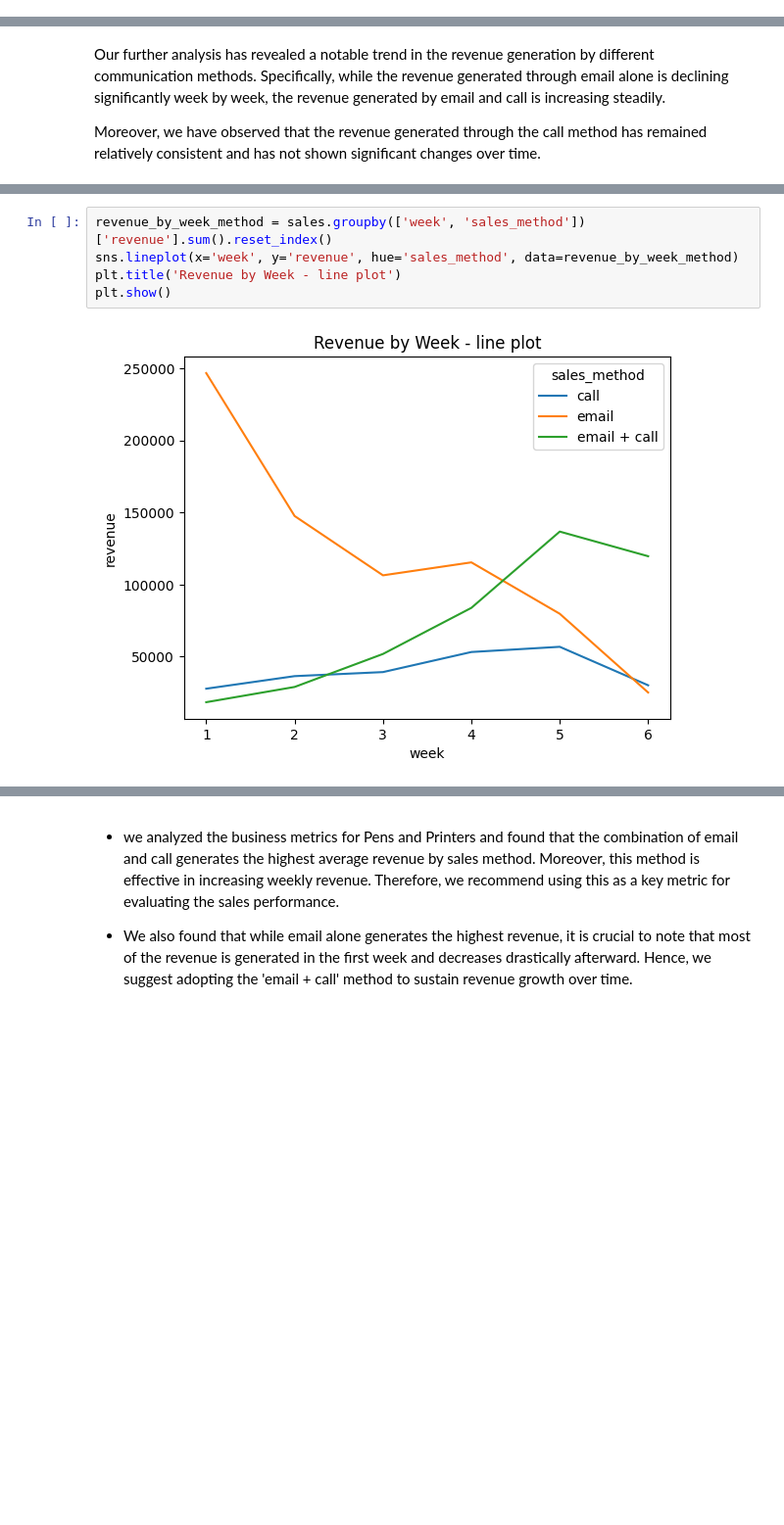
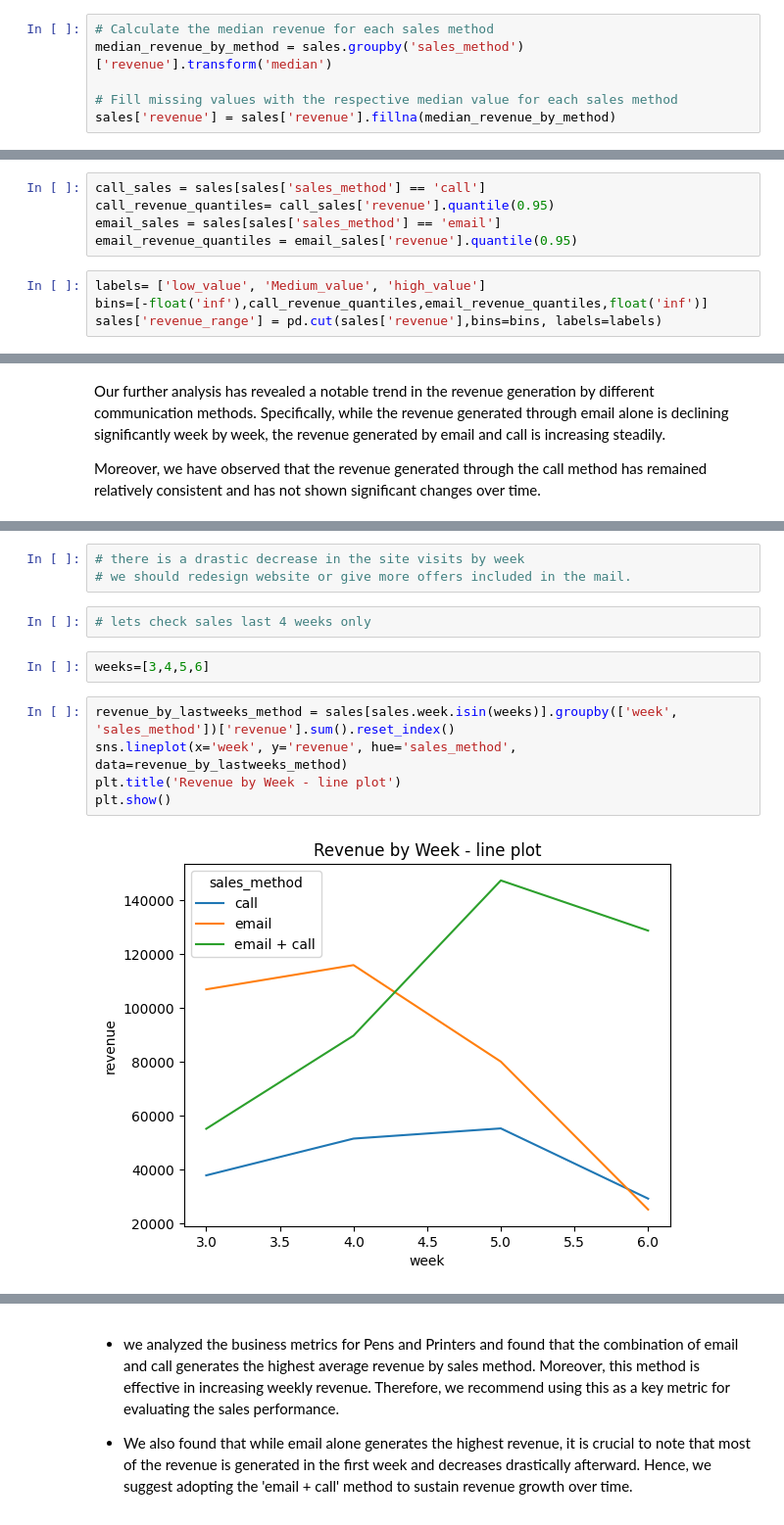
Before and after one commit to Ateet2179/Data_Science_and_analytics, a Jupyter notebook: DATA ANALYST PROJECT/data analysis.ipynb, the cells around one changed output, grey strips where cells are left out. Shown: that part at 98% size. Cells and saved outputs as stored; diff of their text form; blank space fills up the shorter version.

```diff
--- a/DATA ANALYST PROJECT/data analysis.ipynb
+++ b/DATA ANALYST PROJECT/data analysis.ipynb
@@ -106,3 +158,9 @@ sales.replace({"em + call":"email + call"},inplace=True)
+# %%
+# Calculate the median revenue for each sales method
+median_revenue_by_method = sales.groupby('sales_method')['revenue'].transform('median')
+
+# Fill missing values with the respective median value for each sales method
+sales['revenue'] = sales['revenue'].fillna(median_revenue_by_method)
 # %% [markdown]
 ## Data Validation
 # %% [markdown]
@@ -243,0 +300,9 @@ plt.show()
+# %%
+call_sales = sales[sales['sales_method'] == 'call']
+call_revenue_quantiles= call_sales['revenue'].quantile(0.95)
+email_sales = sales[sales['sales_method'] == 'email']
+email_revenue_quantiles = email_sales['revenue'].quantile(0.95)
+# %%
+labels= ['low_value', 'Medium_value', 'high_value']
+bins=[-float('inf'),call_revenue_quantiles,email_revenue_quantiles,float('inf')]
+sales['revenue_range'] = pd.cut(sales['revenue'],bins=bins, labels=labels)
@@ -269,7 +383,14 @@ Moreover, we have observed that the revenue generated through the call method ha
+# %%
+# there is a drastic decrease in the site visits by week
+# we should redesign website or give more offers included in the mail.
+# %%
+# lets check sales last 4 weeks only
+# %%
+weeks=[3,4,5,6]
 # %%
-revenue_by_week_method = sales.groupby(['week', 'sales_method'])['revenue'].sum().reset_index()
-sns.lineplot(x='week', y='revenue', hue='sales_method', data=revenue_by_week_method)
+revenue_by_lastweeks_method = sales[sales.week.isin(weeks)].groupby(['week', 'sales_method'])['revenue'].sum().reset_index()
+sns.lineplot(x='week', y='revenue', hue='sales_method', data=revenue_by_lastweeks_method)
 plt.title('Revenue by Week - line plot')
 plt.show()
 # %% [output]
-[figure, old version]
+[figure, new version]
```
Also changed, not shown: parts of 51 cells of this notebook, 1 other file.
